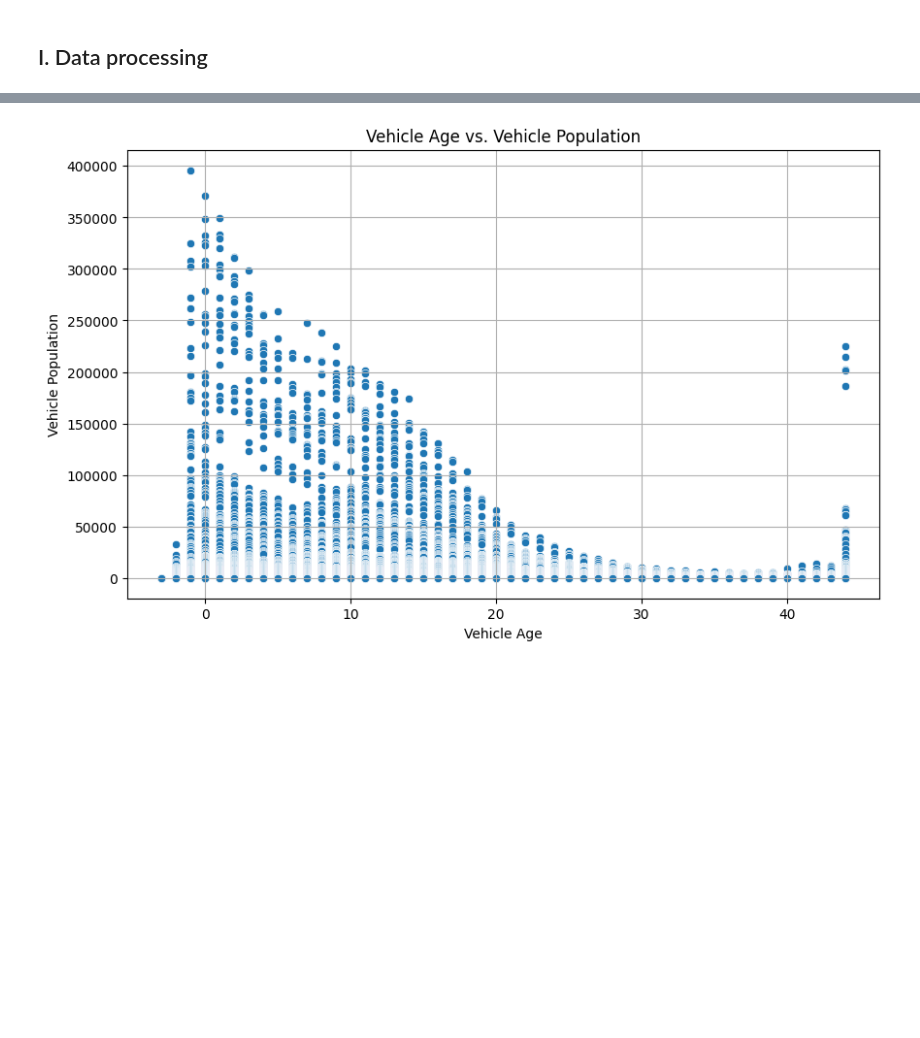
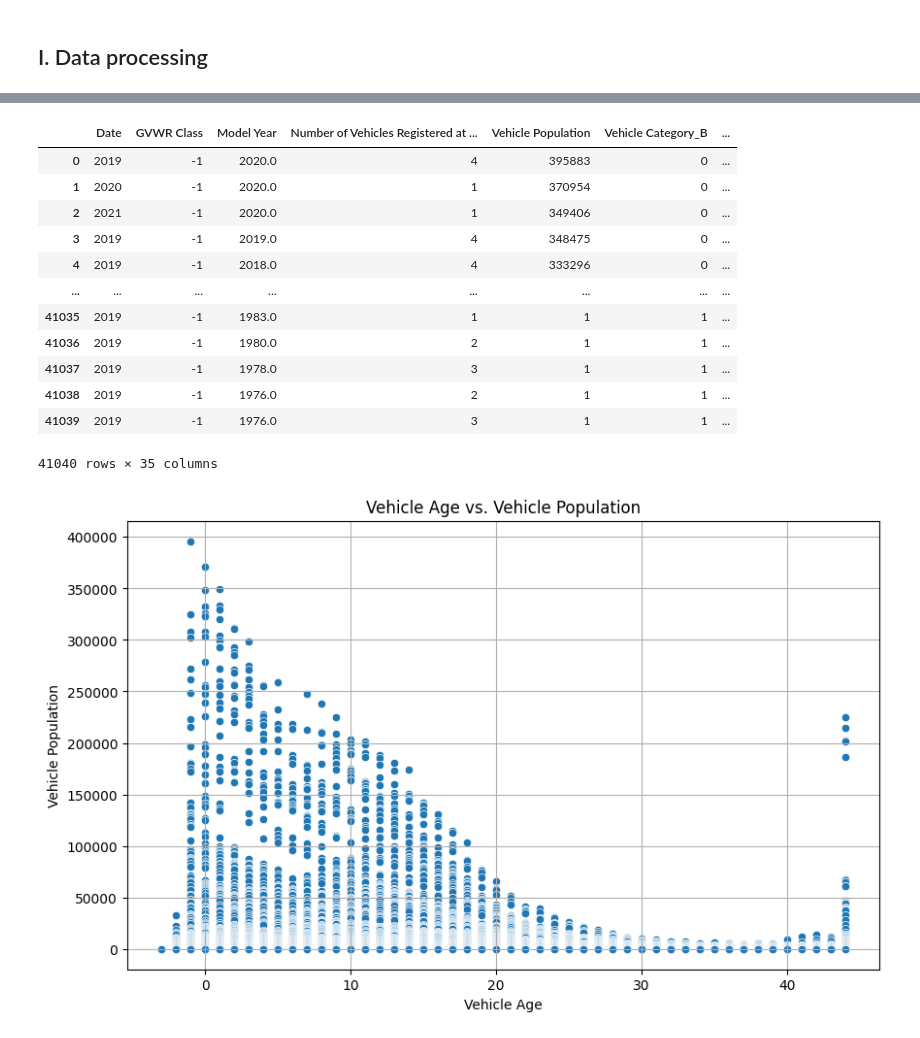
Before and after one commit to hiitsmocha/rice-datathon-2025, a Jupyter notebook: EDA.ipynb, the cells around one changed output, grey strips where cells are left out. Cells and saved outputs as stored; diff of their text form; code cells hidden in the pictures; blank space fills up the shorter version.

```diff
--- a/EDA.ipynb
+++ b/EDA.ipynb
@@ -16,6 +16,8 @@ from sklearn.metrics import mean_absolute_error, mean_squared_error, r2_score
 ## I. Data processing
 # %%
 train_and_val = pd.read_excel('/Users/trongphan/Downloads/Rice_Datathon/rice-datathon-2025/data/training.xlsx')
+# %%
+train_and_val["Vehicle Age"] = train_and_val["Date"] - train_and_val["Model Year"]
 # %%
 train_and_val.columns
 # %% [output]
@@ -89,6 +93,22 @@ data["GVWR Class"] = data["GVWR Class"].replace({"Not Applicable": -1, "Unknown"
 # %%
 # Feature engineering
 data["Vehicle Age"] = data["Date"] - data["Model Year"]
+# %%
+data
+# %% [output]
+|  | Date | GVWR Class | Model Year | Number of Vehicles Registered at ... | Vehicle Population | Vehicle Category_B | ... |
+| 0 | 2019 | -1 | 2020.0 | 4 | 395883 | 0 | ... |
+| 1 | 2020 | -1 | 2020.0 | 1 | 370954 | 0 | ... |
+| 2 | 2021 | -1 | 2020.0 | 1 | 349406 | 0 | ... |
+| 3 | 2019 | -1 | 2019.0 | 4 | 348475 | 0 | ... |
+| 4 | 2019 | -1 | 2018.0 | 4 | 333296 | 0 | ... |
+| ... | ... | ... | ... | ... | ... | ... | ... |
+| 41035 | 2019 | -1 | 1983.0 | 1 | 1 | 1 | ... |
+| 41036 | 2019 | -1 | 1980.0 | 2 | 1 | 1 | ... |
+| 41037 | 2019 | -1 | 1978.0 | 3 | 1 | 1 | ... |
+| 41038 | 2019 | -1 | 1976.0 | 2 | 1 | 1 | ... |
+| 41039 | 2019 | -1 | 1976.0 | 3 | 1 | 1 | ... |
+41040 rows × 35 columns
 # %%
 # Plot the new feature "Vehicle Age" and "Vehicle Population"
 import matplotlib.pyplot as plt
```
Also changed, not shown: parts of 4 cells of this notebook, 2 other files.
